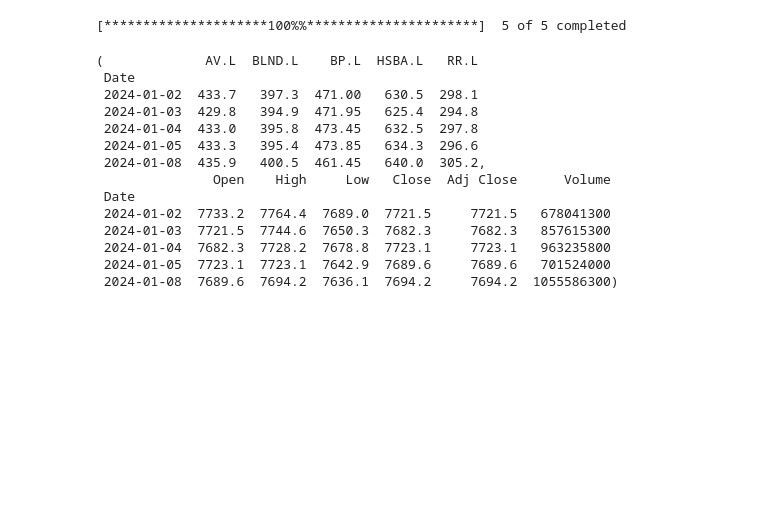
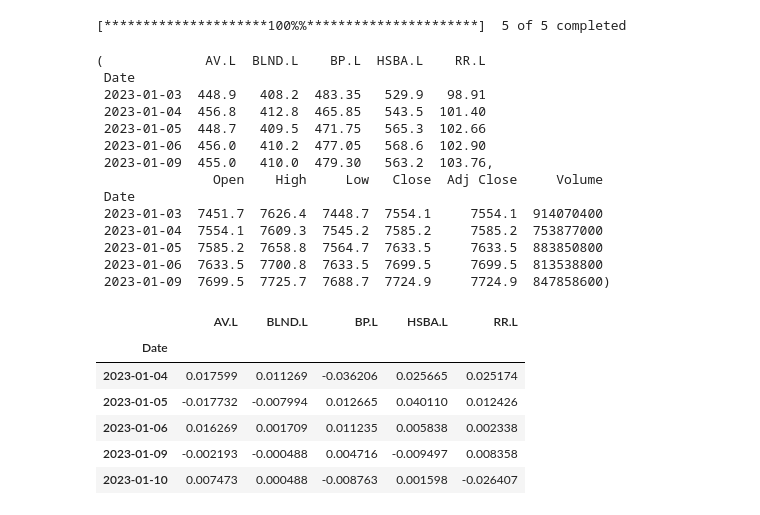
Before and after one commit to ja-newman/mpt_structuring_tool, a Jupyter notebook: mpt_structuring_tool.ipynb, the cells around one changed output. Saved outputs shown, nothing was run; the diff lists cells and outputs as text; code cells hidden in the pictures; blank space fills up the shorter version.

Commit message:
test script in progress to verify

```diff
--- a/mpt_structuring_tool.ipynb
+++ b/mpt_structuring_tool.ipynb
@@ -12,10 +11,10 @@ risk_free_rate = 0.03
 stocks = ["HSBA.L", "RR.L", "BP.L", "BLND.L", "AV.L"]
 num_assets = len(stocks)
 
-yf_stock_data = yf.download(" ".join(stocks), start="2024-01-01", end="2024-06-01", rounding=True)["Close"]
+yf_stock_data = yf.download(" ".join(stocks), start="2023-01-01", end="2024-01-01", rounding=True)["Close"]
 yf_stock_data.to_csv("yf_stock_data.csv", index=True, header=True)
 
-ftse_index = yf.download("^FTSE", start="2024-01-01", end="2024-06-01", progress=False, rounding=True)
+ftse_index = yf.download("^FTSE", start="2023-01-01", end="2024-01-01", progress=False, rounding=True)
 ftse_index.to_csv("ftse_index.csv", index=True, header=True)
 # %% [output]
 [*********************100%%**********************]  5 of 5 completed
@@ -30,17 +29,29 @@ clean_ftse_data = raw_ftse_data
 
 clean_stock_data.head(), clean_ftse_data.head()
 # %% [output]
-(             AV.L  BLND.L    BP.L  HSBA.L   RR.L
+(             AV.L  BLND.L    BP.L  HSBA.L    RR.L
  Date
- 2024-01-02  433.7   397.3  471.00   630.5  298.1
- 2024-01-03  429.8   394.9  471.95   625.4  294.8
- 2024-01-04  433.0   395.8  473.45   632.5  297.8
- 2024-01-05  433.3   395.4  473.85   634.3  296.6
- 2024-01-08  435.9   400.5  461.45   640.0  305.2,
-               Open    High     Low   Close  Adj Close      Volume
+ 2023-01-03  448.9   408.2  483.35   529.9   98.91
+ 2023-01-04  456.8   412.8  465.85   543.5  101.40
+ 2023-01-05  448.7   409.5  471.75   565.3  102.66
+ 2023-01-06  456.0   410.2  477.05   568.6  102.90
+ 2023-01-09  455.0   410.0  479.30   563.2  103.76,
+               Open    High     Low   Close  Adj Close     Volume
  Date
- 2024-01-02  7733.2  7764.4  7689.0  7721.5     7721.5   678041300
- 2024-01-03  7721.5  7744.6  7650.3  7682.3     7682.3   857615300
- 2024-01-04  7682.3  7728.2  7678.8  7723.1     7723.1   963235800
- 2024-01-05  7723.1  7723.1  7642.9  7689.6     7689.6   701524000
- 2024-01-08  7689.6  7694.2  7636.1  7694.2     7694.2  1055586300)
+ 2023-01-03  7451.7  7626.4  7448.7  7554.1     7554.1  914070400
+ 2023-01-04  7554.1  7609.3  7545.2  7585.2     7585.2  753877000
+ 2023-01-05  7585.2  7658.8  7564.7  7633.5     7633.5  883850800
+ 2023-01-06  7633.5  7700.8  7633.5  7699.5     7699.5  813538800
+ 2023-01-09  7699.5  7725.7  7688.7  7724.9     7724.9  847858600)
+# %%
+stock_return = clean_stock_data.pct_change(periods=1)
+stock_return.dropna(inplace=True)
+stock_return.head()
+# %% [output]
+|  | AV.L | BLND.L | BP.L | HSBA.L | RR.L |
+| Date |  |  |  |  |  |
+| 2023-01-04 | 0.017599 | 0.011269 | -0.036206 | 0.025665 | 0.025174 |
+| 2023-01-05 | -0.017732 | -0.007994 | 0.012665 | 0.040110 | 0.012426 |
+| 2023-01-06 | 0.016269 | 0.001709 | 0.011235 | 0.005838 | 0.002338 |
+| 2023-01-09 | -0.002193 | -0.000488 | 0.004716 | -0.009497 | 0.008358 |
+| 2023-01-10 | 0.007473 | 0.000488 | -0.008763 | 0.001598 | -0.026407 |
```
Also changed, not shown: parts of 18 cells of this notebook, 5 other files.
